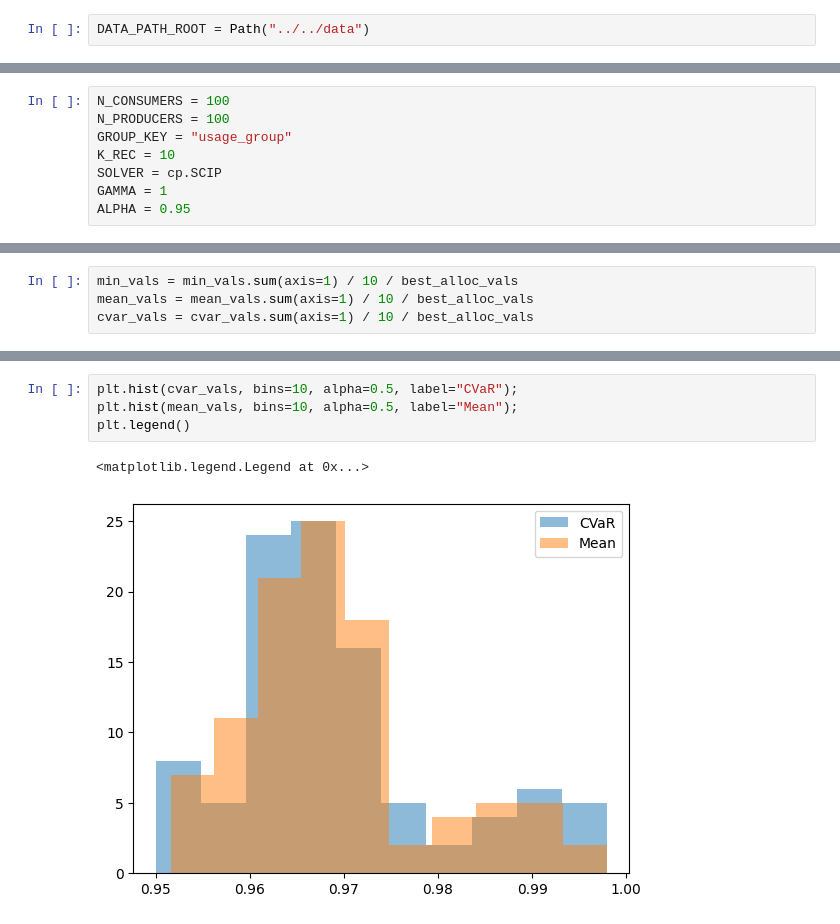
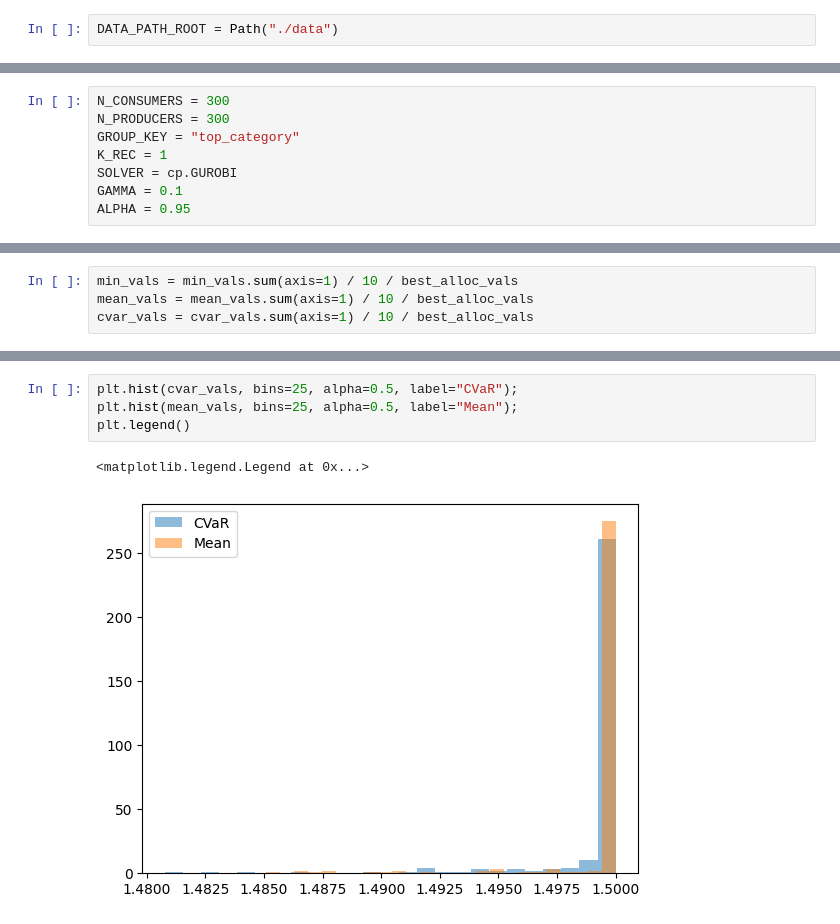
Before and after one commit to dqmis/msc-thesis, a Jupyter notebook: notebooks/experiments/dist_check.ipynb, the cells around one changed output, grey strips where cells are left out. Saved outputs shown, nothing was run; the diff lists cells and outputs as text.

```diff
--- a/notebooks/experiments/dist_check.ipynb
+++ b/notebooks/experiments/dist_check.ipynb
@@ -14,5 +19,5 @@ from src.problems.problems import (
 # %%
-DATA_PATH_ROOT = Path("../../data")
+DATA_PATH_ROOT = Path("./data")
 # %%
 # load data
 with open(DATA_PATH_ROOT / "amazon_predictions.npy", "rb") as f:
@@ -21,12 +26,12 @@ with open(DATA_PATH_ROOT / "amazon_predictions.npy", "rb") as f:
 with open(DATA_PATH_ROOT / "amazon_user_groups.json", "r") as f:
     GROUPS_MAP = json.load(f)
 # %%
-N_CONSUMERS = 100
-N_PRODUCERS = 100
-GROUP_KEY = "usage_group"
-K_REC = 10
-SOLVER = cp.SCIP
-GAMMA = 1
+N_CONSUMERS = 300
+N_PRODUCERS = 300
+GROUP_KEY = "top_category"
+K_REC = 1
+SOLVER = cp.GUROBI
+GAMMA = 0.1
 ALPHA = 0.95
 # %%
 rel_matrix_sampled, consumer_ids, group_assignments = sample_data_for_group(
@@ -91,7 +100,7 @@ plt.legend()
 # %%
-plt.hist(cvar_vals, bins=10, alpha=0.5, label="CVaR");
-plt.hist(mean_vals, bins=10, alpha=0.5, label="Mean");
+plt.hist(cvar_vals, bins=25, alpha=0.5, label="CVaR");
+plt.hist(mean_vals, bins=25, alpha=0.5, label="Mean");
 plt.legend()
 # %% [output]
 <matplotlib.legend.Legend at 0x...>
-[figure, old version]
+[figure, new version]
```
Also changed, not shown: parts of 6 cells of this notebook, 3 other files.
